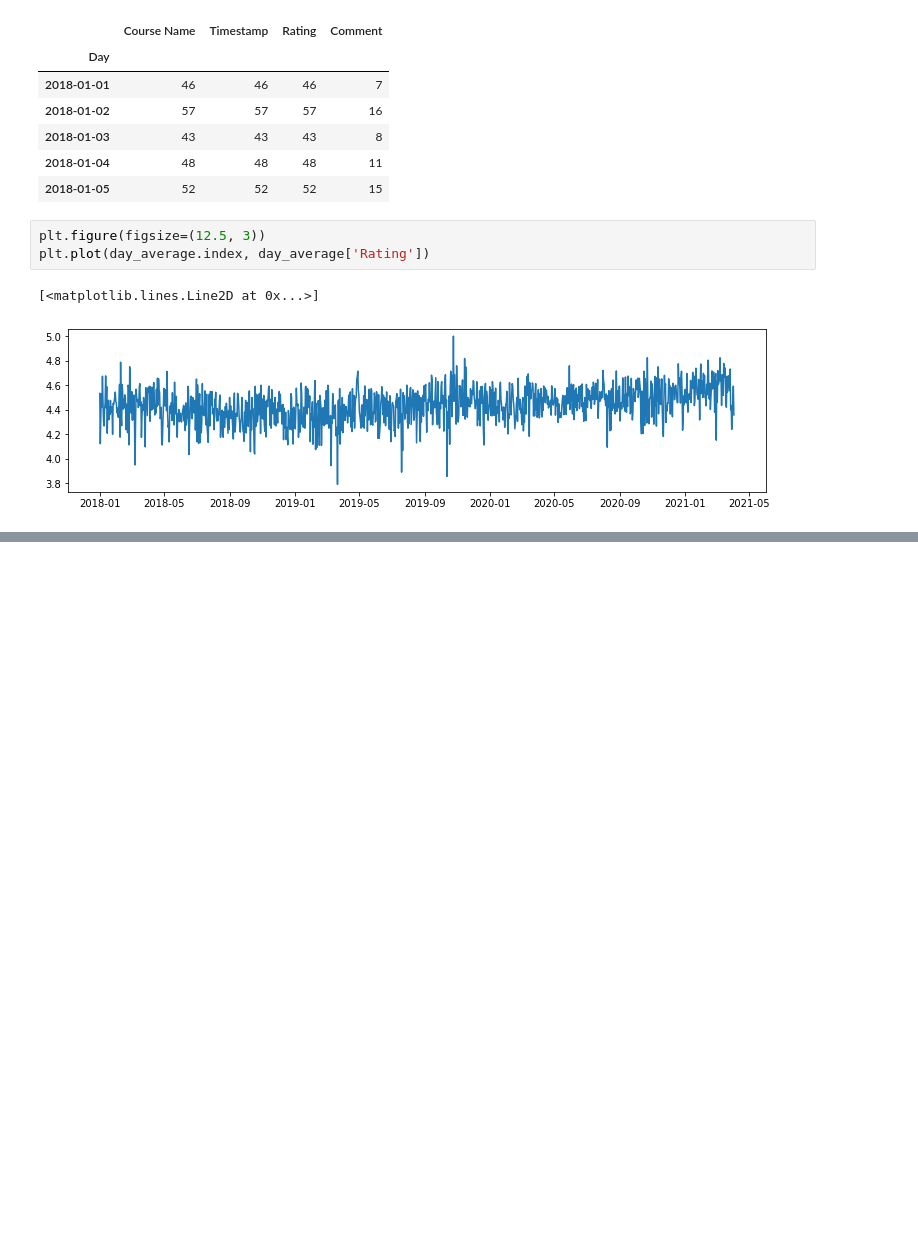
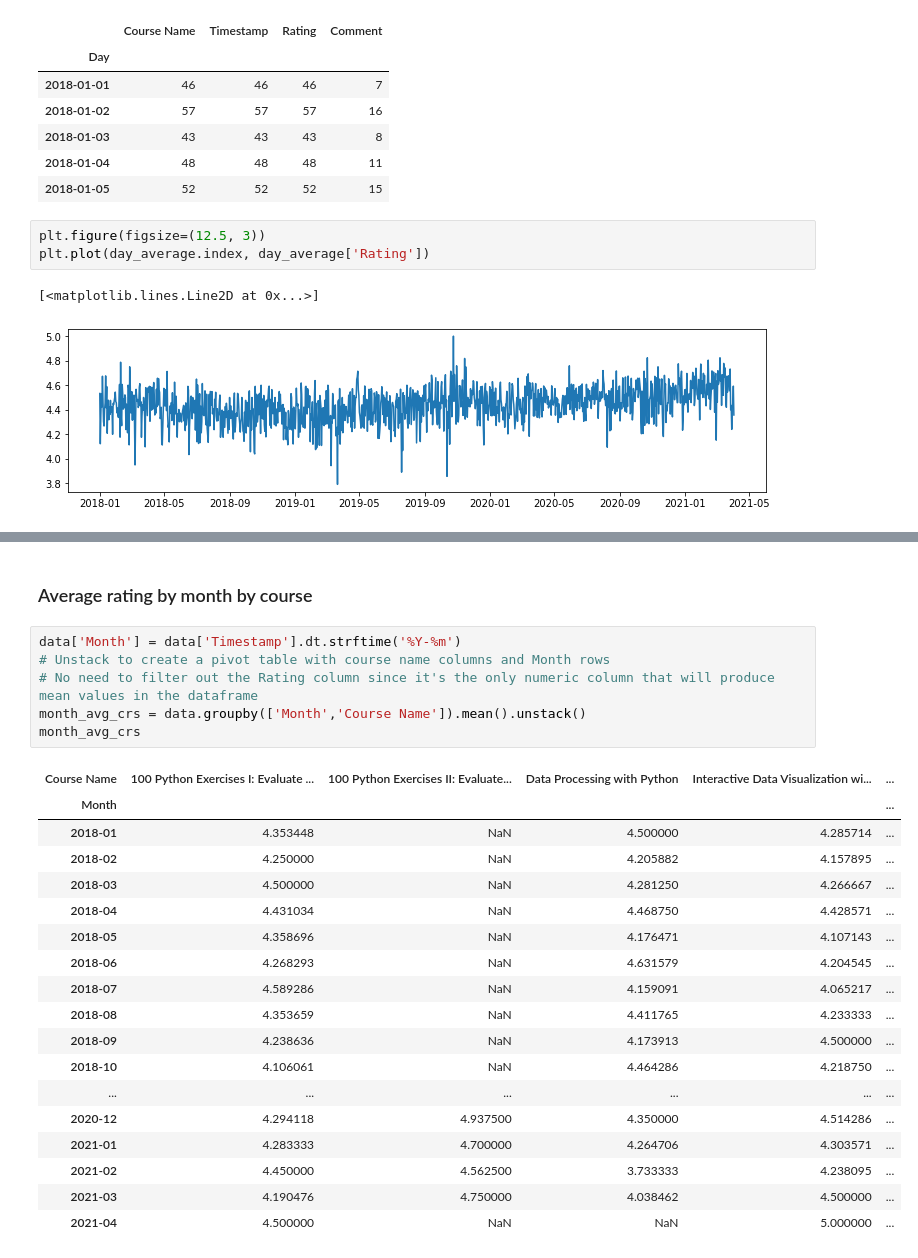
Before and after one commit to goonerify/The-Python-Mega-Course-Build-10-Real-World-Applications, a Jupyter notebook: Section 19 Data Analysis and Visualisation with Matplotlib, HighCharts/Visualizations.ipynb, the cells around one changed output, grey strips where cells are left out. Saved outputs shown, nothing was run; the diff lists cells and outputs as text; blank space fills up the shorter version.

```diff
--- a/Section 19 Data Analysis and Visualisation with Matplotlib, HighCharts/Visualizations.ipynb
+++ b/Section 19 Data Analysis and Visualisation with Matplotlib, HighCharts/Visualizations.ipynb
@@ -69,0 +70,27 @@ plt.plot(month_avg.index, month_avg['Rating'])
+# %% [markdown]
+### Average rating by month by course
+# %%
+data['Month'] = data['Timestamp'].dt.strftime('%Y-%m')
+# Unstack to create a pivot table with course name columns and Month rows
+# No need to filter out the Rating column since it's the only numeric column that will produce mean values in the dataframe
+month_avg_crs = data.groupby(['Month','Course Name']).mean().unstack()
+month_avg_crs
+# %% [output]
+| Course Name | 100 Python Exercises I: Evaluate ... | 100 Python Exercises II: Evaluate... | Data Processing with Python | Interactive Data Visualization wi... | ... |
+| Month |  |  |  |  | ... |
+| 2018-01 | 4.353448 | NaN | 4.500000 | 4.285714 | ... |
+| 2018-02 | 4.250000 | NaN | 4.205882 | 4.157895 | ... |
+| 2018-03 | 4.500000 | NaN | 4.281250 | 4.266667 | ... |
+| 2018-04 | 4.431034 | NaN | 4.468750 | 4.428571 | ... |
+| 2018-05 | 4.358696 | NaN | 4.176471 | 4.107143 | ... |
+| 2018-06 | 4.268293 | NaN | 4.631579 | 4.204545 | ... |
+| 2018-07 | 4.589286 | NaN | 4.159091 | 4.065217 | ... |
+| 2018-08 | 4.353659 | NaN | 4.411765 | 4.233333 | ... |
+| 2018-09 | 4.238636 | NaN | 4.173913 | 4.500000 | ... |
+| 2018-10 | 4.106061 | NaN | 4.464286 | 4.218750 | ... |
+| ... | ... | ... | ... | ... | ... |
+| 2020-12 | 4.294118 | 4.937500 | 4.350000 | 4.514286 | ... |
+| 2021-01 | 4.283333 | 4.700000 | 4.264706 | 4.303571 | ... |
+| 2021-02 | 4.450000 | 4.562500 | 3.733333 | 4.238095 | ... |
+| 2021-03 | 4.190476 | 4.750000 | 4.038462 | 4.500000 | ... |
+| 2021-04 | 4.500000 | NaN | NaN | 5.000000 | ... |
```
Also changed, not shown: parts of 10 cells of this notebook.
